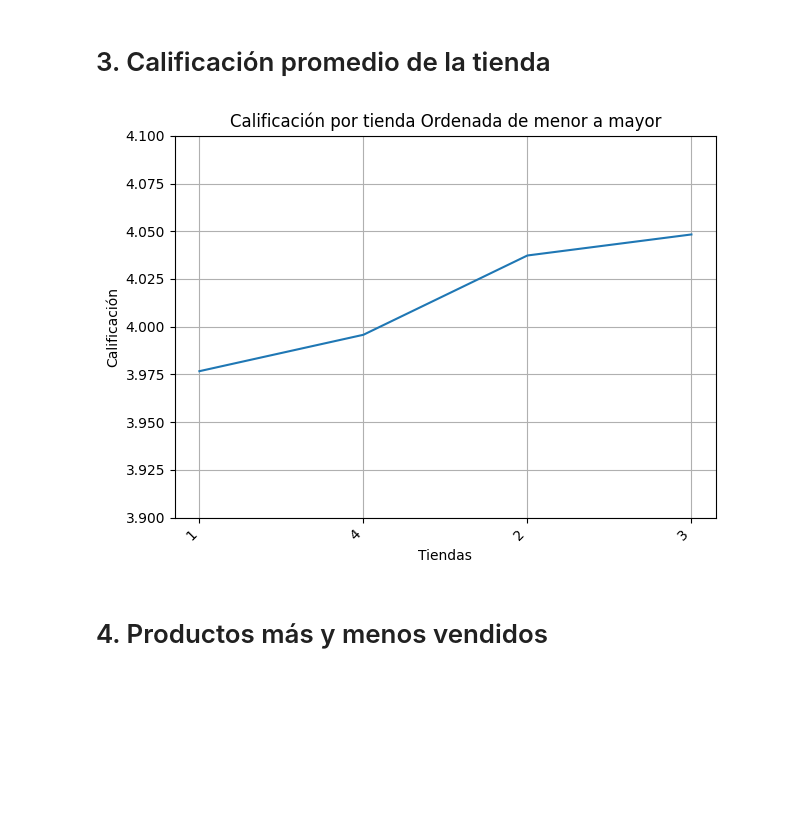
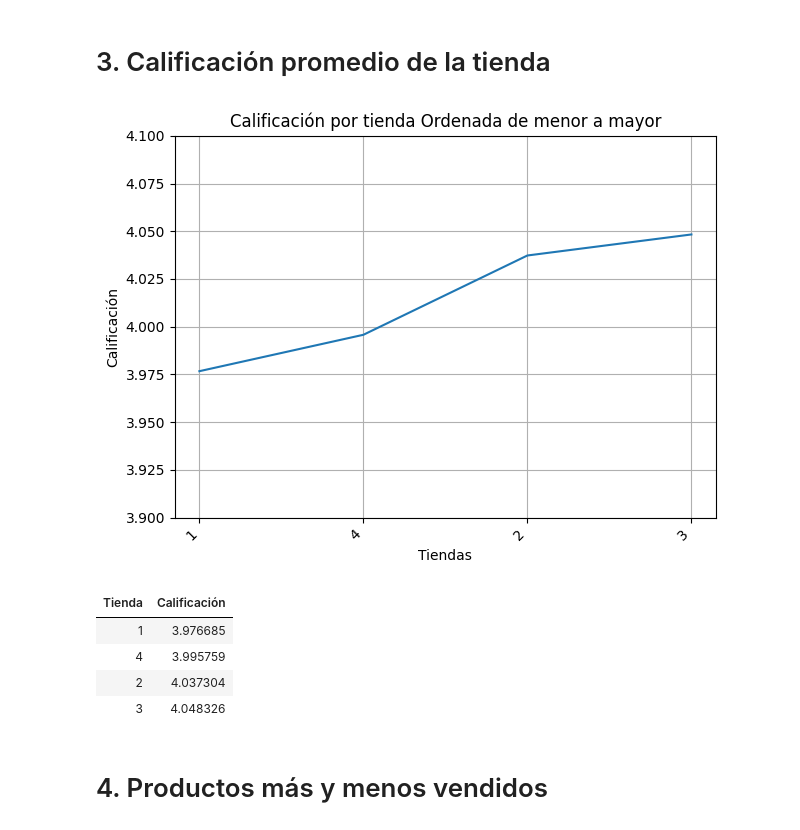
Before and after one commit to educhile1/challenge_datascience1-ONE, a Jupyter notebook: AluraStoreLatam.ipynb, the cells around one changed output. Saved outputs shown, nothing was run; the diff lists cells and outputs as text; code cells hidden in the pictures; blank space fills up the shorter version.

```diff
--- a/AluraStoreLatam.ipynb
+++ b/AluraStoreLatam.ipynb
@@ -13,6 +13,17 @@ url = "https://raw.githubusercontent.com/alura-es-cursos/challenge1-data-science
 url2 = "https://raw.githubusercontent.com/alura-es-cursos/challenge1-data-science-latam/refs/heads/main/base-de-datos-challenge1-latam/tienda_2.csv"
 url3 = "https://raw.githubusercontent.com/alura-es-cursos/challenge1-data-science-latam/refs/heads/main/base-de-datos-challenge1-latam/tienda_3.csv"
 url4 = "https://raw.githubusercontent.com/alura-es-cursos/challenge1-data-science-latam/refs/heads/main/base-de-datos-challenge1-latam/tienda_4.csv"
+
+
+
+#SELECCIONA LOS MINIMOS Y LOS PONE EN ROJO LOS DEMAS EN VERDE
+def color_minimo_otros_verde(col):
+    min_val = col.min()
+    return ['background-color: lightcoral' if v == min_val else 'background-color: green' for v in col]
+
+
+
+
 
 tienda = pd.read_csv(url)
 tienda2 = pd.read_csv(url2)
@@ -152,33 +163,56 @@ dataCalifTienda=[]
 
 calPromTienda1=  dataTienda1['Calificación'].mean()
 calPromTienda2=  dataTienda2['Calificación'].mean()
 calPromTienda3=  dataTienda3['Calificación'].mean()
 calPromTienda4=  dataTienda4['Calificación'].mean()
 
 dataCalifTienda.extend([
     {"Tienda": str(1), "Calificación": calPromTienda1},
     {"Tienda": str(2), "Calificación": calPromTienda2},
     {"Tienda": str(3), "Calificación": calPromTienda3},
     {"Tienda": str(4), "Calificación": calPromTienda4}
 ])
+
+
+
+# Primero, crea y ordena el DataFrame
+dfCalifTienda = pd.DataFrame(dataCalifTienda).sort_values(by='Calificación', ascending=True)
+
+# Luego, aplica el estilo
+styled_df =dfCalifTienda.style.apply(color_minimo_otros_verde, subset=['Calificación'])
+
+
+
+
+
+
 dataCalifTienda = pd.DataFrame(dataCalifTienda).sort_values(by='Calificación', ascending=True).to_dict('records')
+
 
 
 calificaciones = [group['Calificación'] for group in dataCalifTienda]
 tiendas = [group['Tienda'][0] for group in dataCalifTienda]
 
 plt.plot(tiendas, calificaciones)
 plt.ylim(3.9, 4.1)
 
 plt.xlabel('Tiendas')
 plt.ylabel('Calificación')
 plt.title("Calificación por tienda Ordenada de menor a mayor")
 plt.xticks(rotation=45, ha='right')
 plt.tight_layout()
 plt.grid()
 plt.show()
+print('\n')
+
+styled_df.hide(axis="index")
 # %% [output]
 [figure]
+| Tienda | Calificación |
+| 1 | 3.976685 |
+| 4 | 3.995759 |
+| 2 | 4.037304 |
+| 3 | 4.048326 |
 # %% [markdown]
 # 4. Productos más y menos vendidos
 # %%
```
